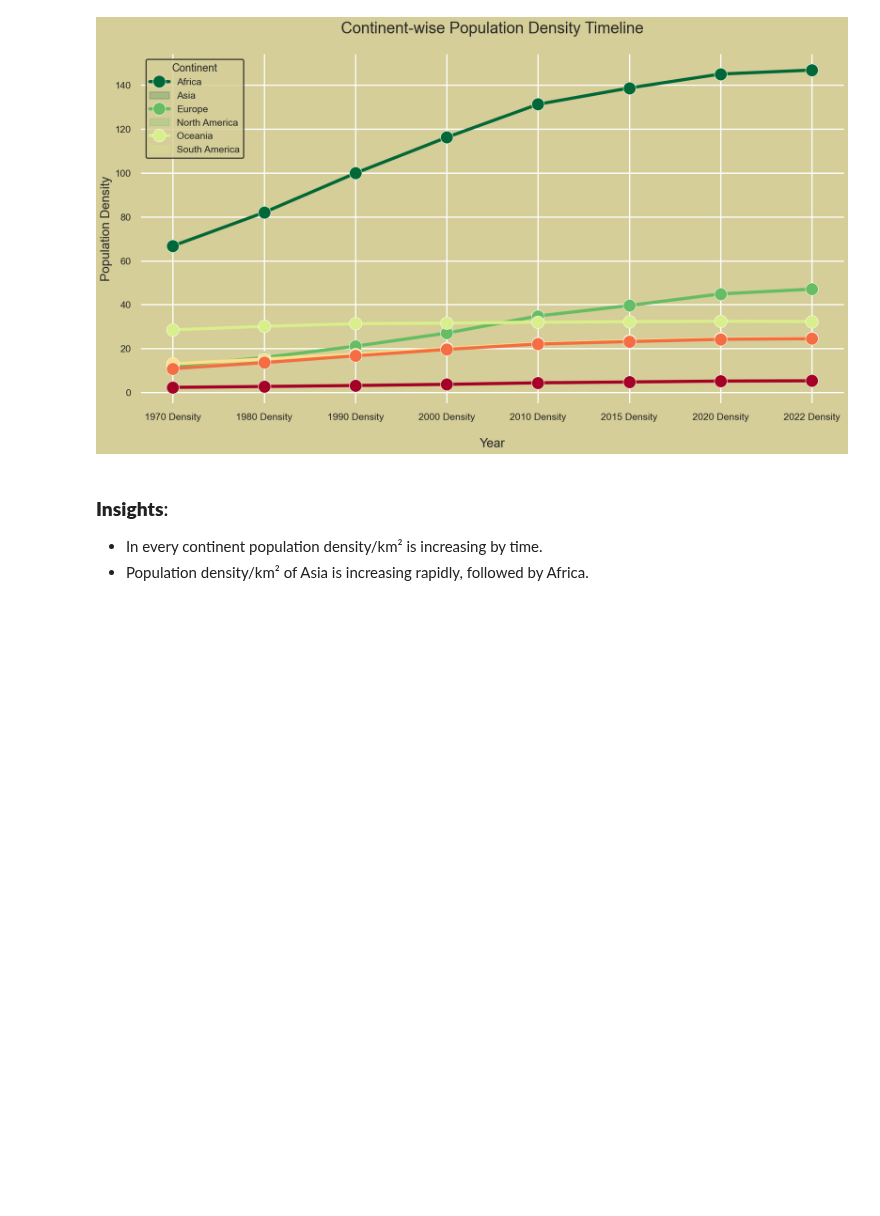
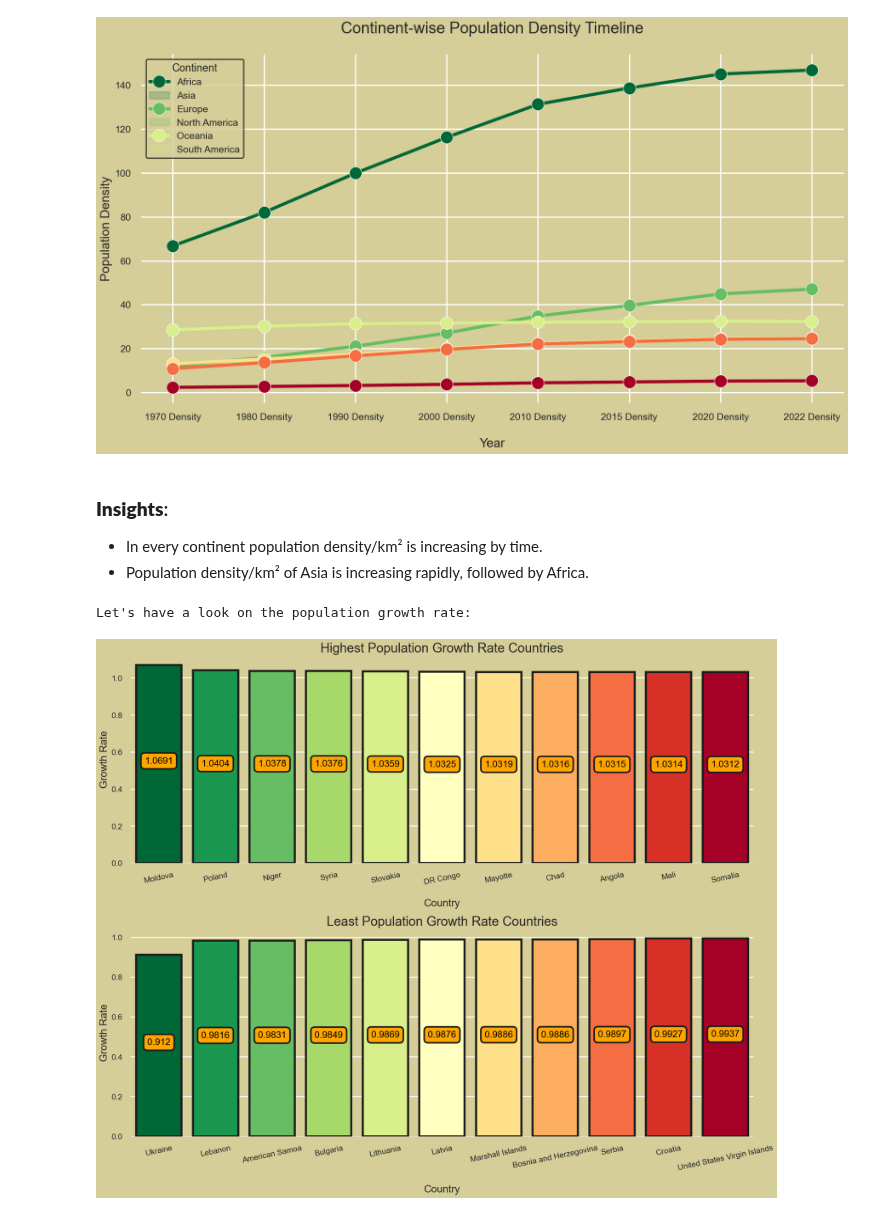
Before and after one commit to noahnoahnoahtran/EDA, a Jupyter notebook: 2_world_population/world_population.ipynb, the cells around one changed output. Drawn from its saved outputs; the diff is of its cells as text; code cells hidden in the pictures; blank space fills up the shorter version.

```diff
--- a/2_world_population/world_population.ipynb
+++ b/2_world_population/world_population.ipynb
@@ -465,3 +465,33 @@ Let's have a look on the timeline of continent-wise population density:
 ### **Insights**:
 - In every continent population density/km² is increasing by time.
 - Population density/km² of Asia is increasing rapidly, followed by Africa.
+# %%
+print(f"Let's have a look on the population growth rate:")
+_, axs = plt.subplots(2, 1, figsize = (20, 16))
+plt.tight_layout(pad = 5.5)
+
+sns.barplot(x = df["Country/Territory"], y = df["Growth Rate"], order = df.sort_values("Growth Rate", ascending = False)["Country/Territory"][:11], ax = axs[0], palette = palette, saturation = 1, edgecolor = "#1c1c1c", linewidth = 4)
+axs[0].set_yscale("linear")
+axs[0].set_title("Highest Population Growth Rate Countries", fontsize = 25)
+axs[0].set_xlabel("\nCountry", fontsize = 20)
+axs[0].set_ylabel("Growth Rate", fontsize = 20)
+axs[0].set_xticklabels(axs[0].get_xticklabels(), rotation = 12)
+for container in axs[0].containers:
+    axs[0].bar_label(container, label_type = "center", padding = 6, size = 18, color = "black", rotation = 0,
+                     bbox = {"boxstyle": "round", "pad": 0.4, "facecolor": "orange", "edgecolor": "#1c1c1c", "linewidth": 3, "alpha": 1})
+
+sns.barplot(x = df["Country/Territory"], y = df["Growth Rate"], order = df.sort_values("Growth Rate", ascending = True)["Country/Territory"][:11], ax = axs[1], palette = palette, saturation = 1, edgecolor = "#1c1c1c", linewidth = 4)
+axs[1].set_yscale("linear")
+axs[1].set_title("Least Population Growth Rate Countries", fontsize = 25)
+axs[1].set_xlabel("\nCountry", fontsize = 20)
+axs[1].set_ylabel("Growth Rate", fontsize = 20)
+axs[1].set_xticklabels(axs[1].get_xticklabels(), rotation = 12)
+for container in axs[1].containers:
+    axs[1].bar_label(container, label_type = "center", padding = 6, size = 18, color = "black", rotation = 0,
+                     bbox = {"boxstyle": "round", "pad": 0.4, "facecolor": "orange", "edgecolor": "#1c1c1c", "linewidth": 3, "alpha": 1})
+
+sns.despine(left = True, bottom = True)
+plt.show()
+# %% [output]
+Let's have a look on the population growth rate:
+[figure, added]
```
Also changed, not shown: parts of 13 cells of this notebook.
